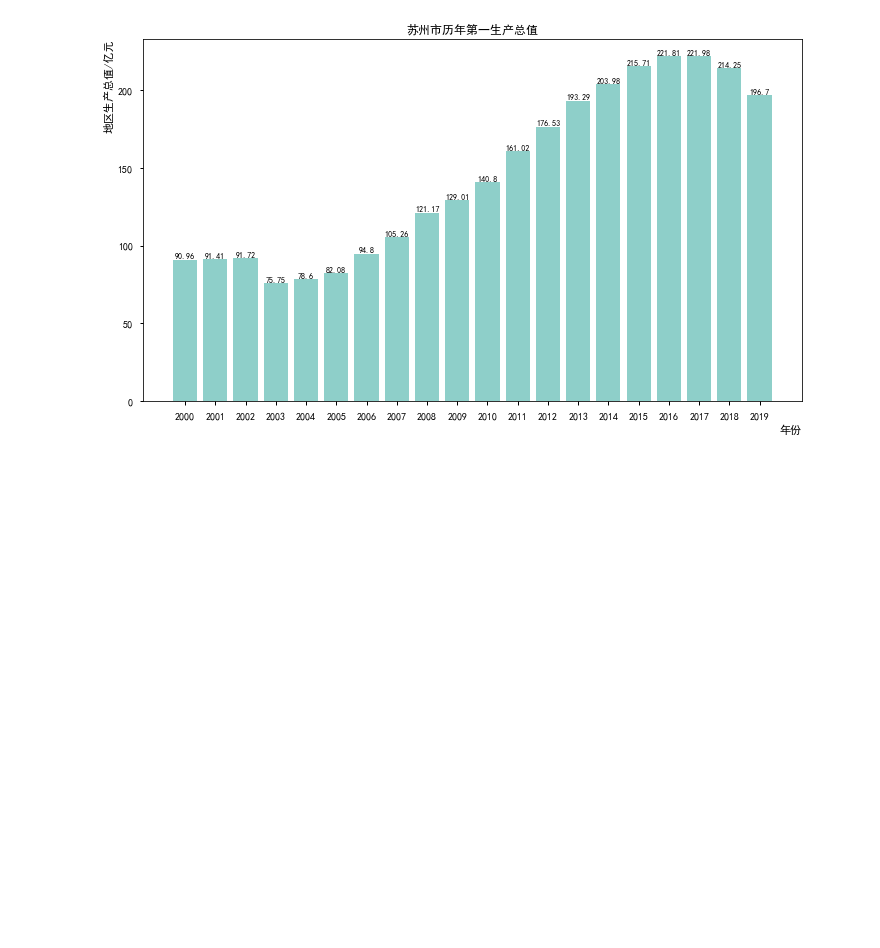
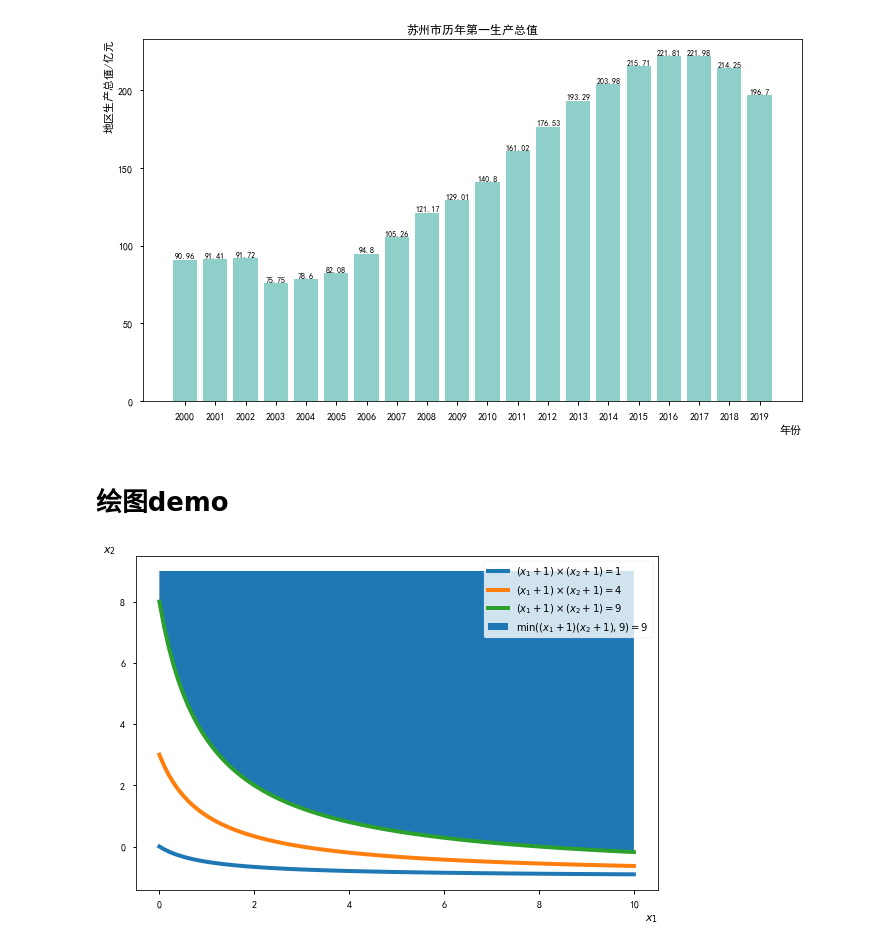
Before and after one commit to kebuAAA/Visualization-using-python, a Jupyter notebook: plt绘图.ipynb, the cells around one changed output. Cells and saved outputs as stored; diff of their text form; code cells hidden in the pictures; blank space fills up the shorter version.

```diff
--- a/plt绘图.ipynb
+++ b/plt绘图.ipynb
@@ -640,3 +672,25 @@ for x, y, x_tick in zip(x, y, x_tick):
 plt.savefig('./plt样图/添加注释.png', facecolor='w')
 # %% [output]
 [figure]
+# %% [markdown]
+# 绘图demo
+# %%
+#绘制无差异曲线,c=min((x_1+1)*(x_2+1),9),x_1,x_2∈[0,+∞]
+import numpy as np
+import matplotlib.pyplot as plt
+x = np.linspace(0,10, 100)
+y_0=1/(1+x)-1
+y_1=4/(1+x)-1
+y_2=9/(1+x)-1
+plt.plot(x, y_0,label='$(x_1+1)\\times (x_2+1)=1$',linewidth=4)
+plt.plot(x, y_1,label='$(x_1+1)\\times (x_2+1)=4$',linewidth=4)
+plt.plot(x, y_2,label='$(x_1+1)\\times (x_2+1)=9$',linewidth=4)
+#将y_2以上的点填充
+plt.fill_between(x,y_2,9,label="$\min((x_1+1)(x_2+1),9)=9$")
+plt.ylabel('$x_2$',rotation=0)
+plt.xlabel('$x_1$')
+plt.legend()
+plt.savefig('./plt样图/无差异曲线.png', facecolor='w',dpi=400)
+plt.show()
+# %% [output]
+[figure, added]
```
Also changed, not shown: parts of 6 cells of this notebook, 12 other files.
